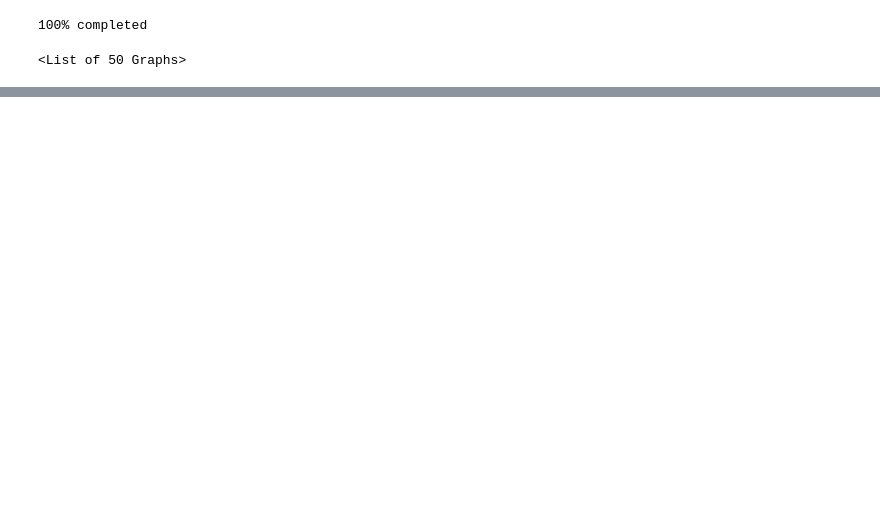
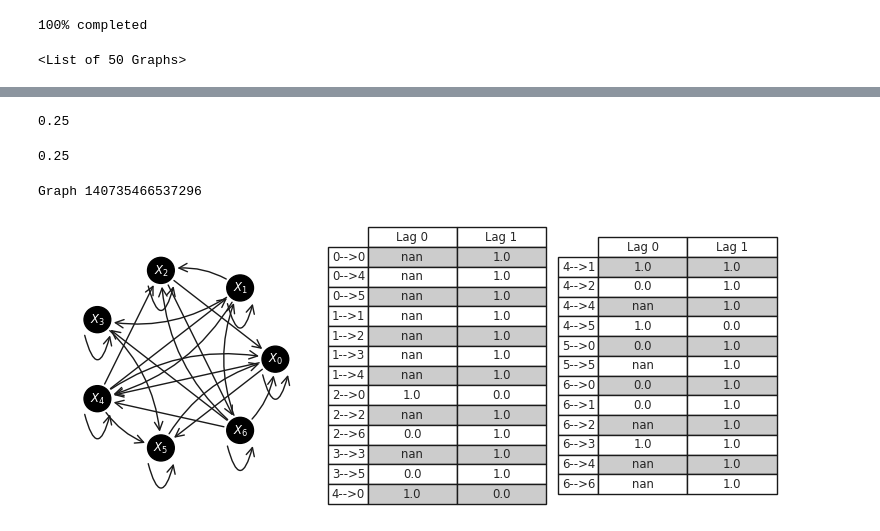
Before and after one commit to rebeccaherman1/UUMCdata, a Jupyter notebook: example.ipynb, the cells around one changed output, grey strips where cells are left out. Saved outputs shown, nothing was run; the diff lists cells and outputs as text; code cells hidden in the pictures; blank space fills up the shorter version.

Commit message:
improved time-series graph plotting

```diff
--- a/example.ipynb
+++ b/example.ipynb
@@ -67,3 +56,17 @@ G.sortability()
+# %%
+G.sortability('R2')
+# %% [output]
+0.25
+# %%
+G.sortability('R2_summary')
+# %% [output]
+0.25
+# %%
+G = tsGraph(7,1, p_auto=1)
+G
+# %% [output]
+Graph 140735466537296
+[figure, added]
 # %%
 G = tsGraph(10, 1, init_type='no_feedback')
 G
```
Also changed, not shown: parts of 19 cells of this notebook, 1 other file.
